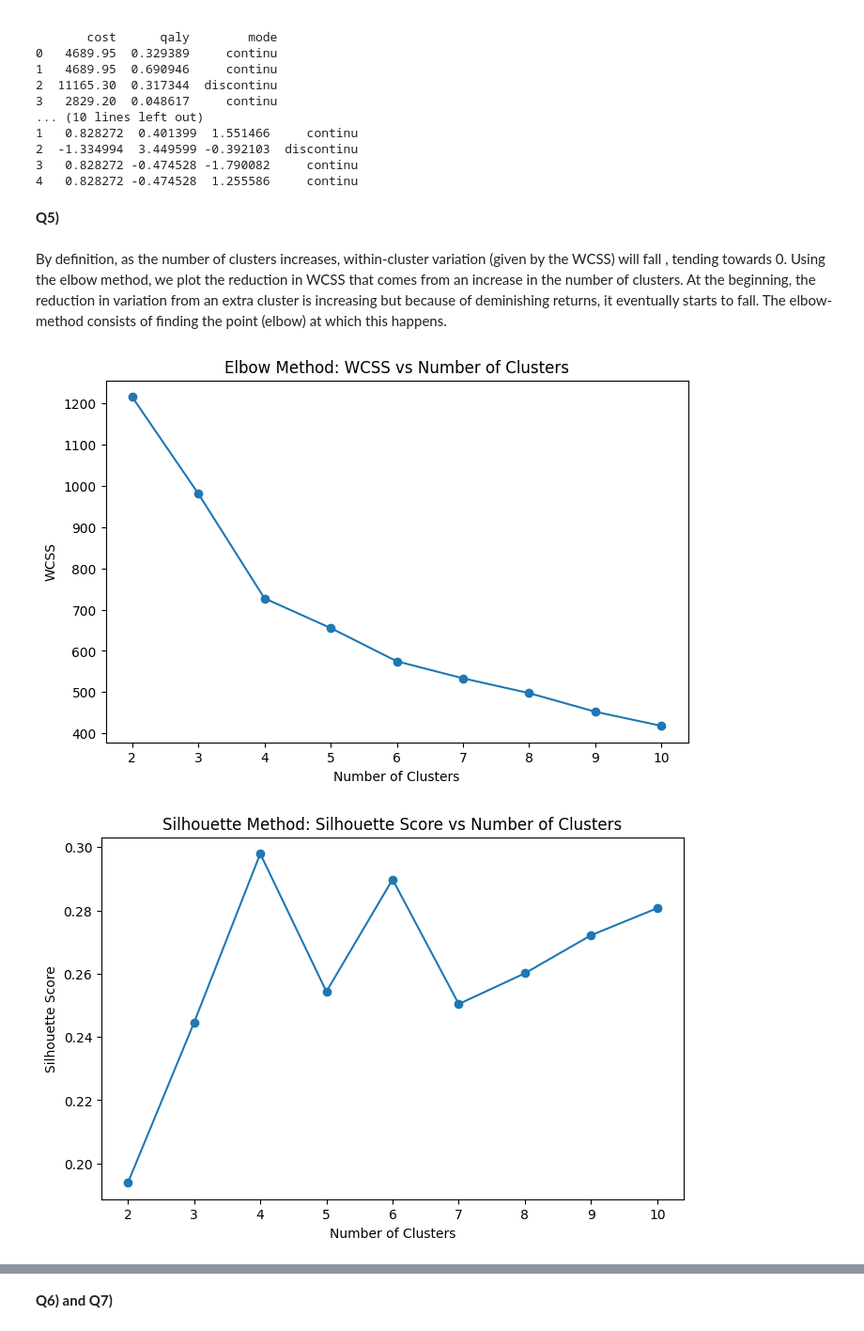
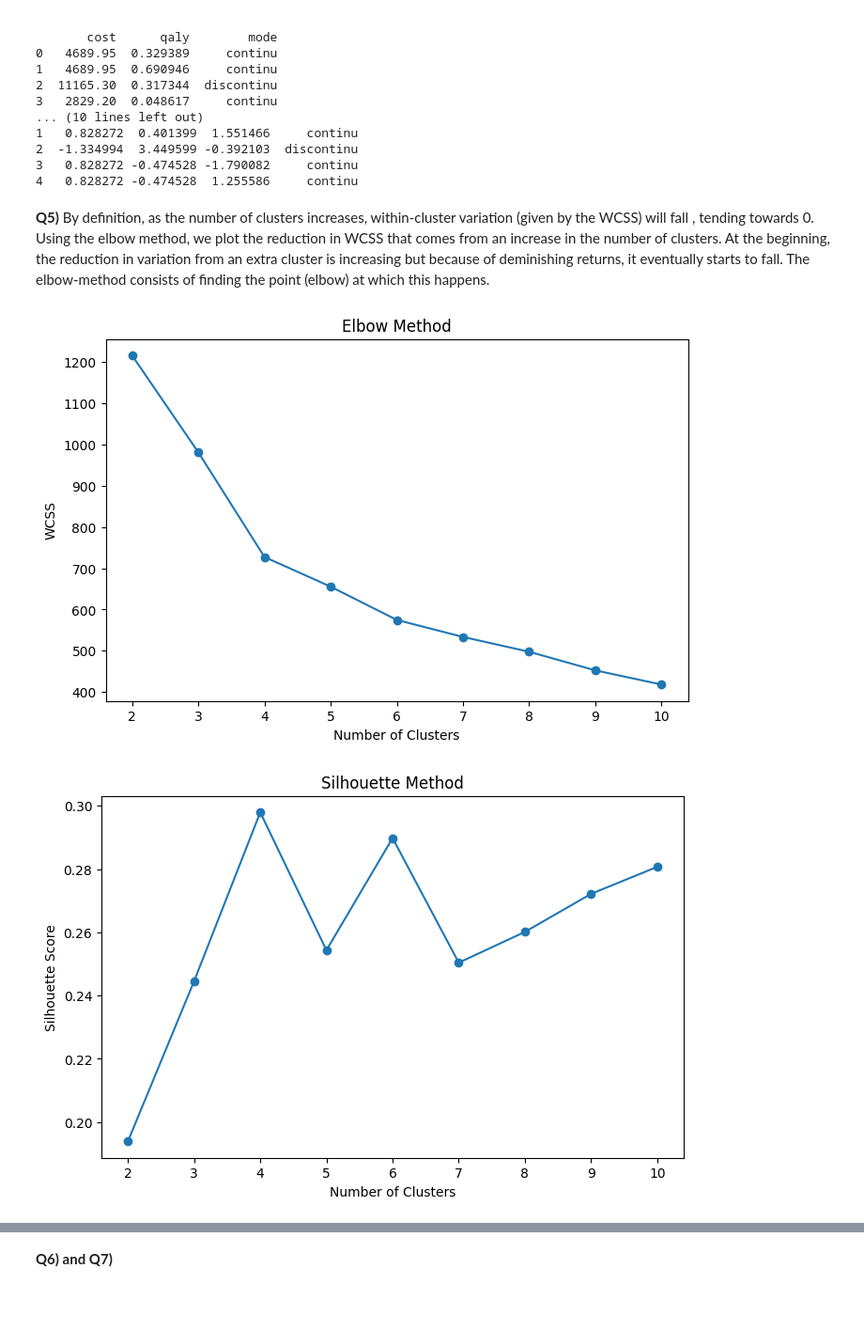
Before and after one commit to lisbethwaagstein/AI4PH, a Jupyter notebook: MET-MALE assignment.ipynb, the cells around one changed output, grey strips where cells are left out. Shown at 94% size. Drawn from its saved outputs; the diff is of its cells as text; code cells hidden in the pictures; blank space fills up the shorter version.

```diff
--- a/MET-MALE assignment.ipynb
+++ b/MET-MALE assignment.ipynb
@@ -77,44 +77,42 @@ print(df.head())
 3   0.828272 -0.474528 -1.790082     continu
 4   0.828272 -0.474528  1.255586     continu
 # %% [markdown]
-**Q5)**
+**Q5)** By definition, as the number of clusters increases, within-cluster variation (given by the WCSS) will fall , tending towards 0. Using the elbow method, we plot the reduction in WCSS that comes from an increase in the number of clusters. At the beginning, the reduction in variation from an extra cluster is increasing but because of deminishing returns, it eventually starts to fall. The elbow-method consists of finding the point (elbow) at which this happens.
-# %% [markdown]
-By definition, as the number of clusters increases, within-cluster variation (given by the WCSS) will fall , tending towards 0. Using the elbow method, we plot the reduction in WCSS that comes from an increase in the number of clusters. At the beginning, the reduction in variation from an extra cluster is increasing but because of deminishing returns, it eventually starts to fall. The elbow-method consists of finding the point (elbow) at which this happens.
 # %%
 # Elbow Method: Plot WCSS
 wcss = []
-range_clusters = range(2, 11)  # Testing cluster sizes from 2 to 10
+range_clusters = range(2, 11)  # I will show from k=2 to k =10
 
 for k in range_clusters:
-    kmeans = KMeans(n_clusters=k, random_state=42)
+    kmeans = KMeans(n_clusters=k, random_state=42) #loop through number of closters set seed for reproducibility
     kmeans.fit(df[numeric_cols])
     wcss.append(kmeans.inertia_)
 
 # Plot the Elbow Curve
 plt.figure(figsize=(8, 5))
 plt.plot(range_clusters, wcss, marker='o')
-plt.title('Elbow Method: WCSS vs Number of Clusters')
+plt.title('Elbow Method')
 plt.xlabel('Number of Clusters')
 plt.ylabel('WCSS')
 plt.show()
 
 # Silhouette Method: Plot Silhouette Score
 silhouette_scores = []
 
 for k in range_clusters:
     kmeans = KMeans(n_clusters=k, random_state=42)
     cluster_labels = kmeans.fit_predict(df[numeric_cols])
     silhouette_avg = silhouette_score(df[numeric_cols], cluster_labels)
     silhouette_scores.append(silhouette_avg)
 
 # Plot the Silhouette Scores
 plt.figure(figsize=(8, 5))
 plt.plot(range_clusters, silhouette_scores, marker='o')
-plt.title('Silhouette Method: Silhouette Score vs Number of Clusters')
+plt.title('Silhouette Method')
 plt.xlabel('Number of Clusters')
 plt.ylabel('Silhouette Score')
 plt.show()
 # %% [output]
-[figure, old version]
+[figure, new version]
-[figure, old version]
+[figure, new version]
 # %% [markdown]
```
Also changed, not shown: parts of 2 cells of this notebook.
